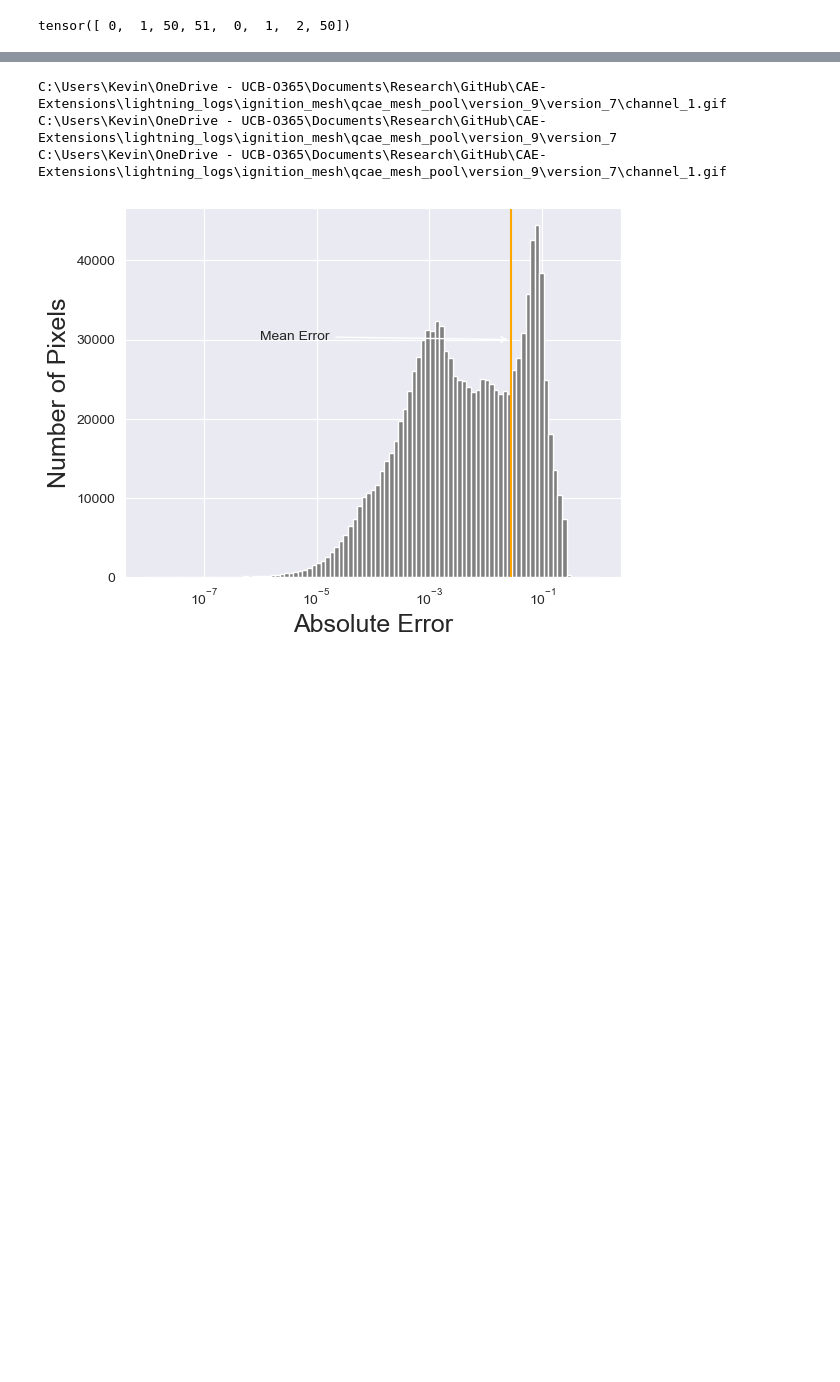
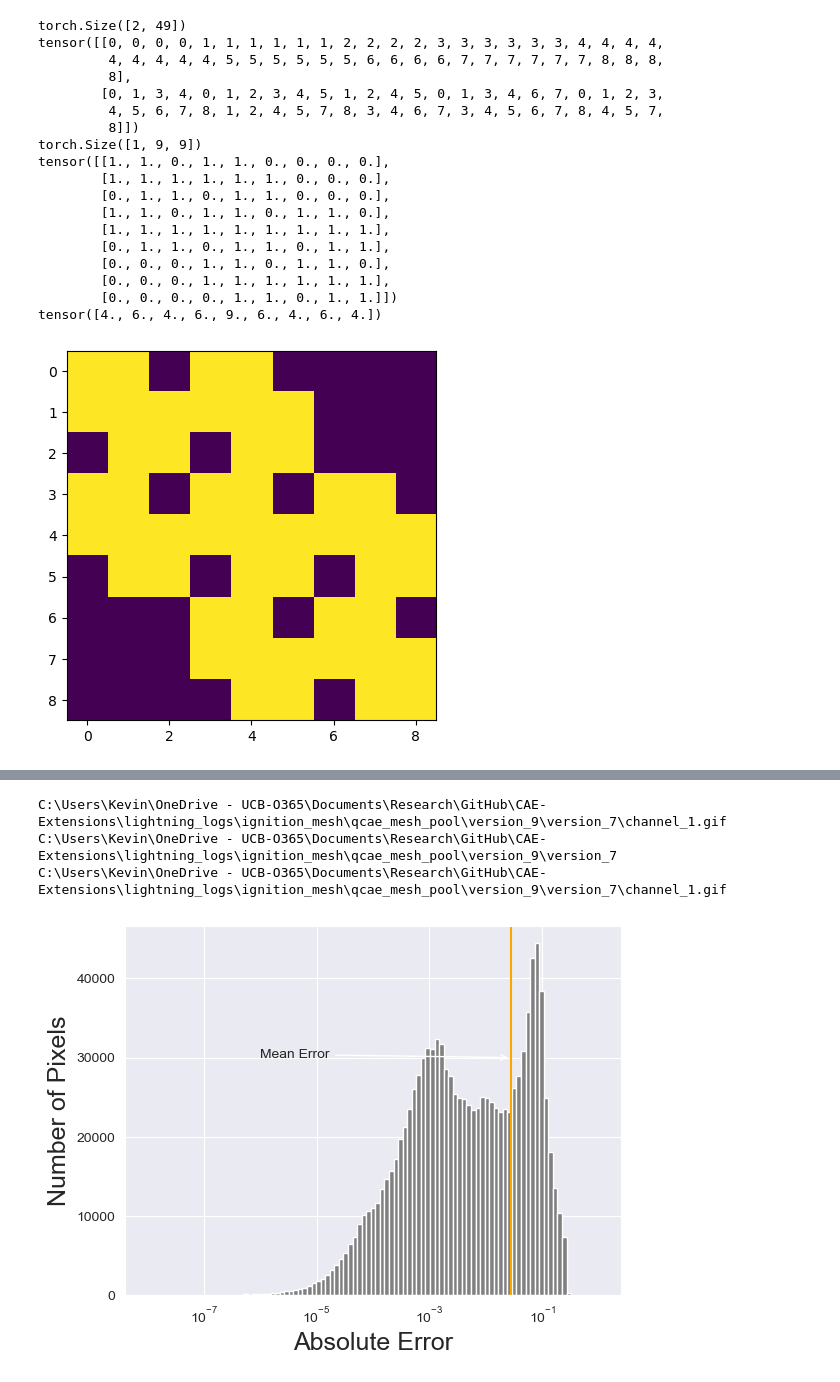
Before and after one commit to kvndhrty/QuadConv, a Jupyter notebook: gcn-examples/grid-gcn/plot_notebook.ipynb, the cells around one changed output, grey strips where cells are left out. Drawn from its saved outputs; the diff is of its cells as text; code cells hidden in the pictures; blank space fills up the shorter version.

```diff
--- a/gcn-examples/grid-gcn/plot_notebook.ipynb
+++ b/gcn-examples/grid-gcn/plot_notebook.ipynb
@@ -31,8 +32,3 @@ processed_data = model(dataset).detach().numpy()
 difference_norm = torch.sqrt((dataset - processed_data)**2)
 
 relative_difference_norm = difference_norm / torch.sqrt((dataset)**2)
-# %%
-
-model.encoder.init_adj[1][:8]
-# %% [output]
-tensor([ 0,  1, 50, 51,  0,  1,  2, 50])
@@ -38,0 +90,44 @@ tensor([ 0,  1, 50, 51,  0,  1,  2, 50])
+# %%
+from torch_geometric.utils import to_dense_adj, grid
+
+edge_idx, edge_label = grid(3,3)
+
+#print(edge_idx.shape)
+
+my_eidx = custom_grid(3,3)
+
+print(edge_idx.shape)
+
+print(edge_idx)
+
+A = to_dense_adj(edge_idx)
+
+print(A.shape)
+
+fig, ax = plt.subplots()
+
+plt.imshow(A[0,:,:])
+
+print(A[0,:,:])
+
+print(torch.sum(A[0,:,:], axis=1))
+# %% [output]
+torch.Size([2, 49])
+tensor([[0, 0, 0, 0, 1, 1, 1, 1, 1, 1, 2, 2, 2, 2, 3, 3, 3, 3, 3, 3, 4, 4, 4, 4,
+         4, 4, 4, 4, 4, 5, 5, 5, 5, 5, 5, 6, 6, 6, 6, 7, 7, 7, 7, 7, 7, 8, 8, 8,
+         8],
+        [0, 1, 3, 4, 0, 1, 2, 3, 4, 5, 1, 2, 4, 5, 0, 1, 3, 4, 6, 7, 0, 1, 2, 3,
+         4, 5, 6, 7, 8, 1, 2, 4, 5, 7, 8, 3, 4, 6, 7, 3, 4, 5, 6, 7, 8, 4, 5, 7,
+         8]])
+torch.Size([1, 9, 9])
+tensor([[1., 1., 0., 1., 1., 0., 0., 0., 0.],
+        [1., 1., 1., 1., 1., 1., 0., 0., 0.],
+        [0., 1., 1., 0., 1., 1., 0., 0., 0.],
+        [1., 1., 0., 1., 1., 0., 1., 1., 0.],
+        [1., 1., 1., 1., 1., 1., 1., 1., 1.],
+        [0., 1., 1., 0., 1., 1., 0., 1., 1.],
+        [0., 0., 0., 1., 1., 0., 1., 1., 0.],
+        [0., 0., 0., 1., 1., 1., 1., 1., 1.],
+        [0., 0., 0., 0., 1., 1., 0., 1., 1.]])
+tensor([4., 6., 4., 6., 9., 6., 4., 6., 4.])
+[figure, added]
```
Also changed, not shown: parts of 6 cells of this notebook, 5 other files.
